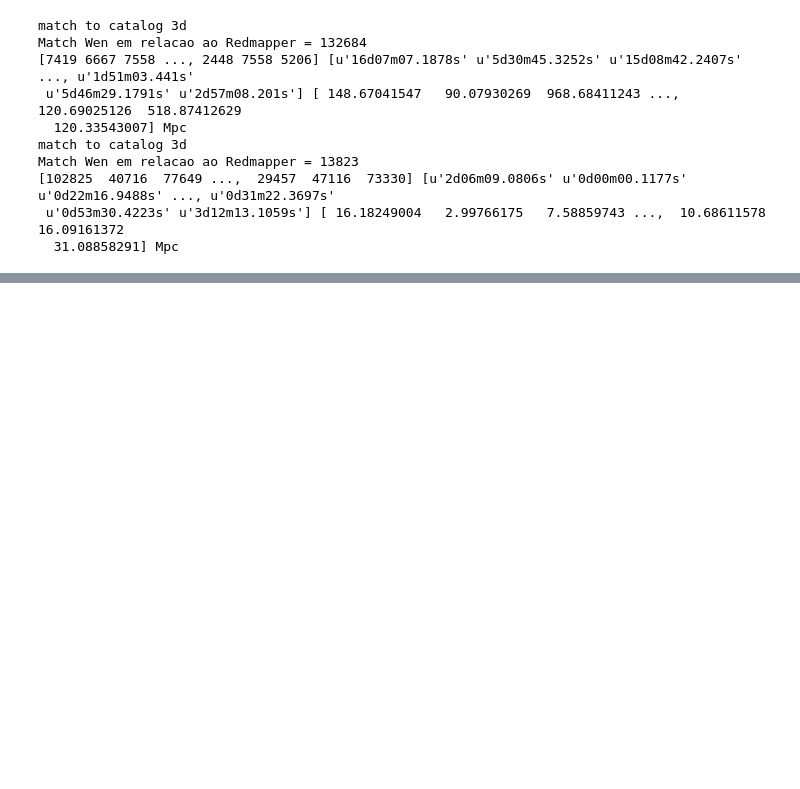
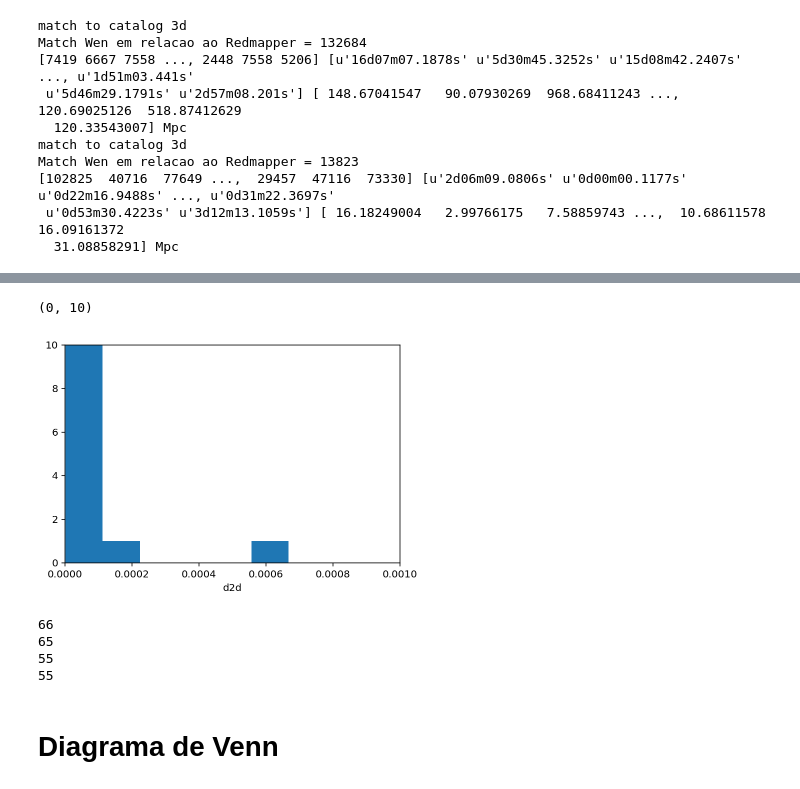
Before and after one commit to clusteron/comparison, a Jupyter notebook: Matches.ipynb, the cells around one changed output, grey strips where cells are left out. Cells and saved outputs as stored; diff of their text form; code cells hidden in the pictures; blank space fills up the shorter version.

```diff
--- a/Matches.ipynb
+++ b/Matches.ipynb
@@ -150,0 +238,23 @@ plt.ylim(0,10)
+# %%
+plt.hist(d2d, bins=1000)
+plt.xlabel('d2d')
+plt.xlim(0,0.001)
+plt.ylim(0,10)
+# %% [output]
+(0, 10)
+[figure, added]
+# %%
+print len(np.unique(idxc_k))
+print len(np.unique(idxc_r))
+print len(idxc_k[d2d<0.0004*u.deg])
+print len(idxc_r[d2d<0.0004*u.deg])
+
+obje_kr = idxc_k[d2d<0.0004*u.deg]
+obje_rk = idxc_r[d2d<0.0004*u.deg]
+# %% [output]
+66
+65
+55
+55
+# %% [markdown]
+# Diagrama de Venn
```
Also changed, not shown: parts of 20 cells of this notebook.
